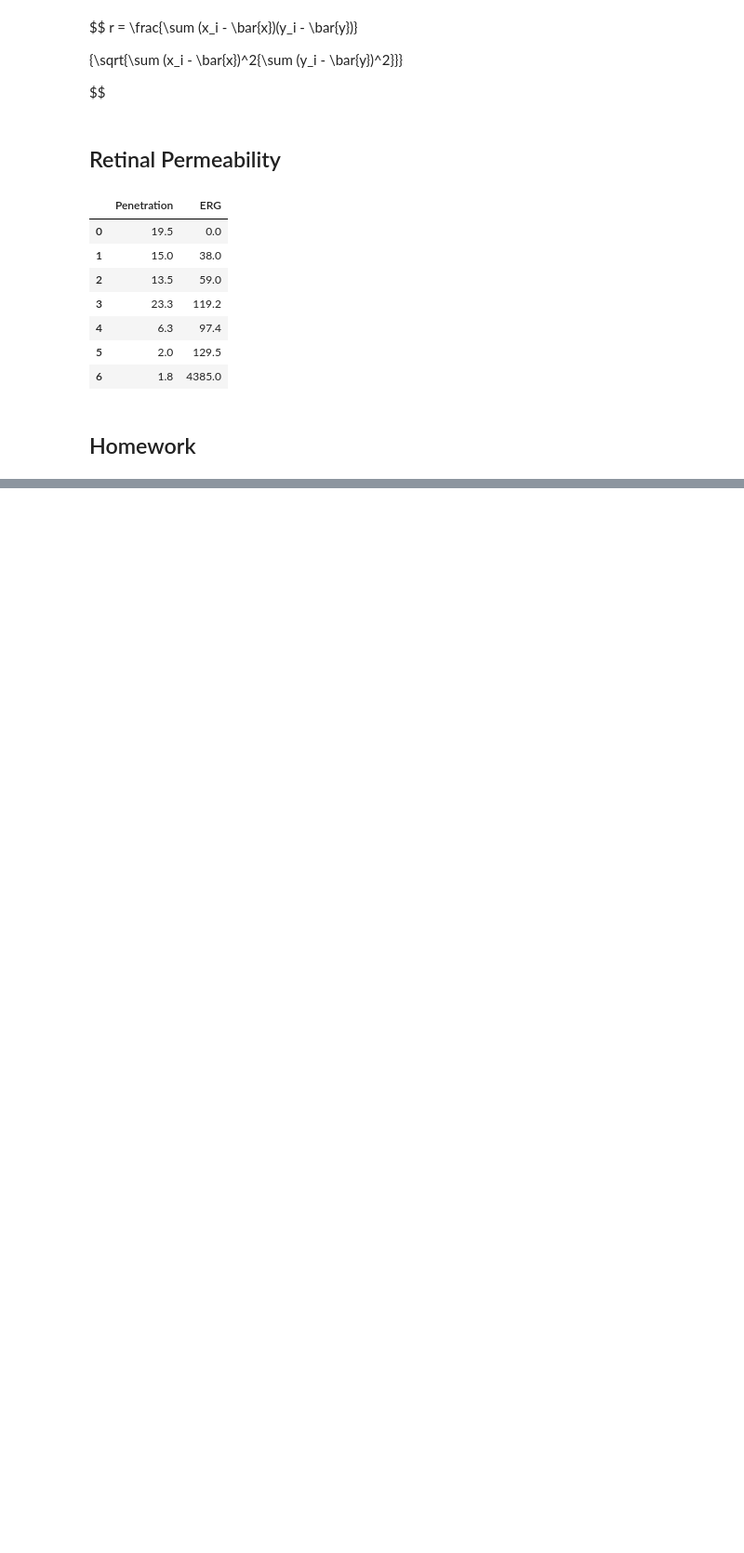
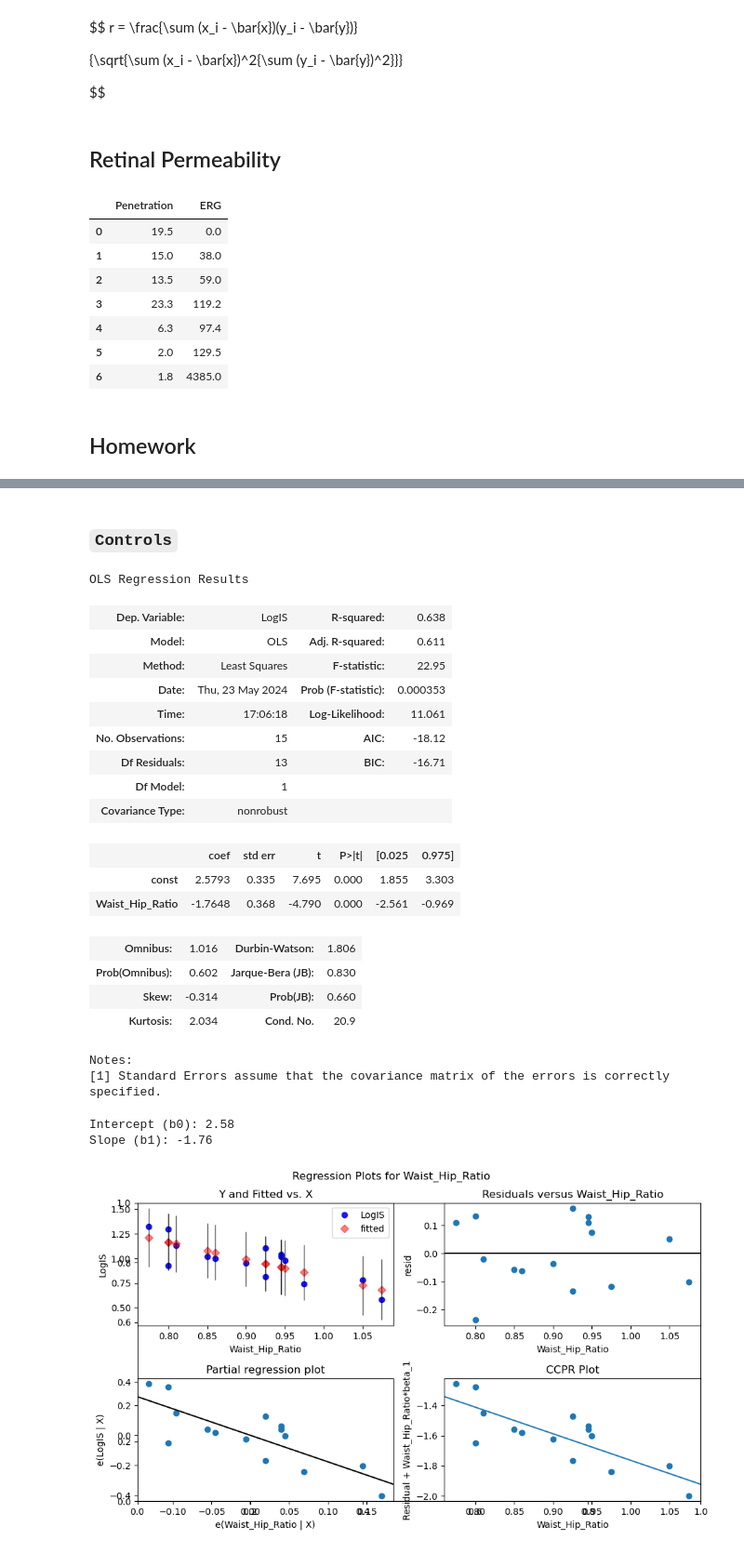
Before and after one commit to pranavmishra90/courses-enrolled-epor-2024, a Jupyter notebook: lectures/07 - Regression and Correlation.ipynb, the cells around one changed output, grey strips where cells are left out. Shown at 93% size. Saved outputs shown, nothing was run; the diff lists cells and outputs as text; code cells hidden in the pictures; blank space fills up the shorter version.

```diff
--- a/lectures/07 - Regression and Correlation.ipynb
+++ b/lectures/07 - Regression and Correlation.ipynb
@@ -236,0 +264,52 @@ retinal_perm_df
+# %%
+# Controls
+
+X_control = ob_controls[x_var]
+y_control = ob_controls[y_var]
+
+# Add a constant term to the predictor variable
+X_control = sm.add_constant(X_control)
+
+# Fit the linear regression model
+model_cont = sm.OLS(y_control, X_control).fit()
+
+display(Markdown(f"### `Controls`"))
+display(model_cont.summary())
+
+intercept_cont, slope_cont = model_cont.params['const'], model_cont.params[x_var]
+
+print(f"Intercept (b0): {intercept_cont:.2f}")
+print(f"Slope (b1): {slope_cont:.2f}")
+
+ci_control = model_cont.conf_int()
+display(Markdown(f"#### Confidence Intervals"))
+display(ci_control)
+
+
+fig, ax = plt.subplots(figsize=(10, 6))
+sm.graphics.plot_regress_exog(model_cont, x_var, fig=fig)
+plt.show()
+# %% [output]
+### `Controls`
+OLS Regression Results
+| Dep. Variable: | LogIS | R-squared: | 0.638 |
+| Model: | OLS | Adj. R-squared: | 0.611 |
+| Method: | Least Squares | F-statistic: | 22.95 |
+| Date: | Thu, 23 May 2024 | Prob (F-statistic): | 0.000353 |
+| Time: | 17:06:18 | Log-Likelihood: | 11.061 |
+| No. Observations: | 15 | AIC: | -18.12 |
+| Df Residuals: | 13 | BIC: | -16.71 |
+| Df Model: | 1 |  |  |
+| Covariance Type: | nonrobust |  |  |
+|  | coef | std err | t | P>|t| | [0.025 | 0.975] |
+| const | 2.5793 | 0.335 | 7.695 | 0.000 | 1.855 | 3.303 |
+| Waist_Hip_Ratio | -1.7648 | 0.368 | -4.790 | 0.000 | -2.561 | -0.969 |
+| Omnibus: | 1.016 | Durbin-Watson: | 1.806 |
+| Prob(Omnibus): | 0.602 | Jarque-Bera (JB): | 0.830 |
+| Skew: | -0.314 | Prob(JB): | 0.660 |
+| Kurtosis: | 2.034 | Cond. No. | 20.9 |
+Notes:
+[1] Standard Errors assume that the covariance matrix of the errors is correctly specified.
+Intercept (b0): 2.58
+Slope (b1): -1.76
+[figure, added]
```
Also changed, not shown: parts of 10 cells of this notebook, 2 other files.
